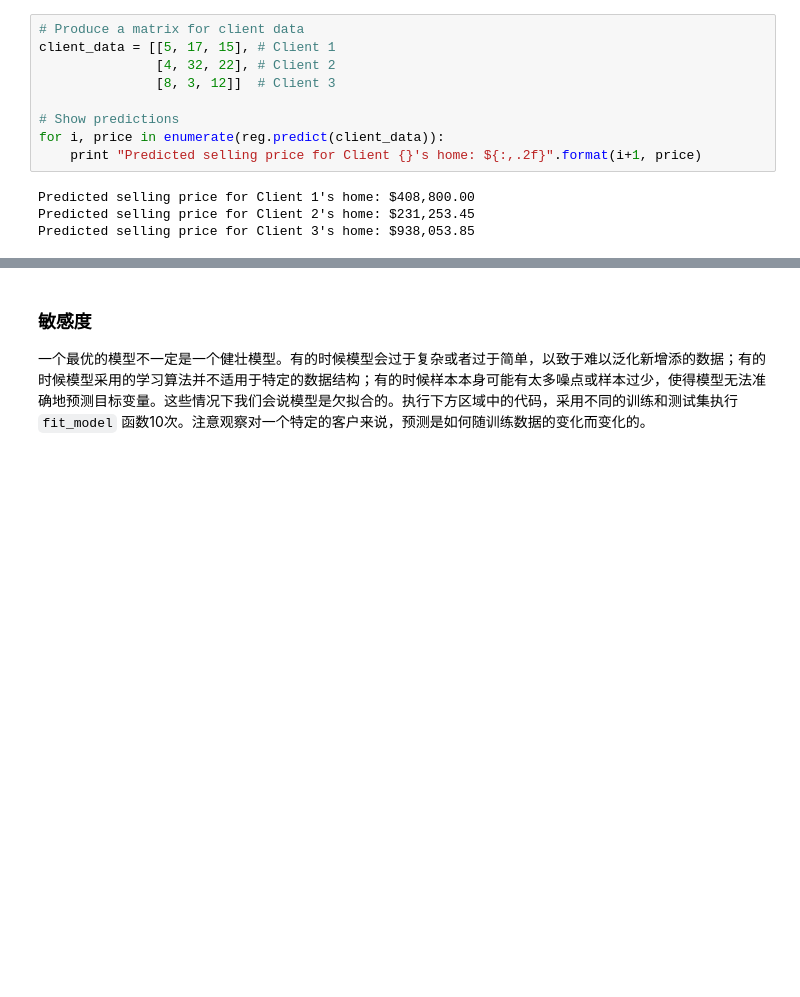
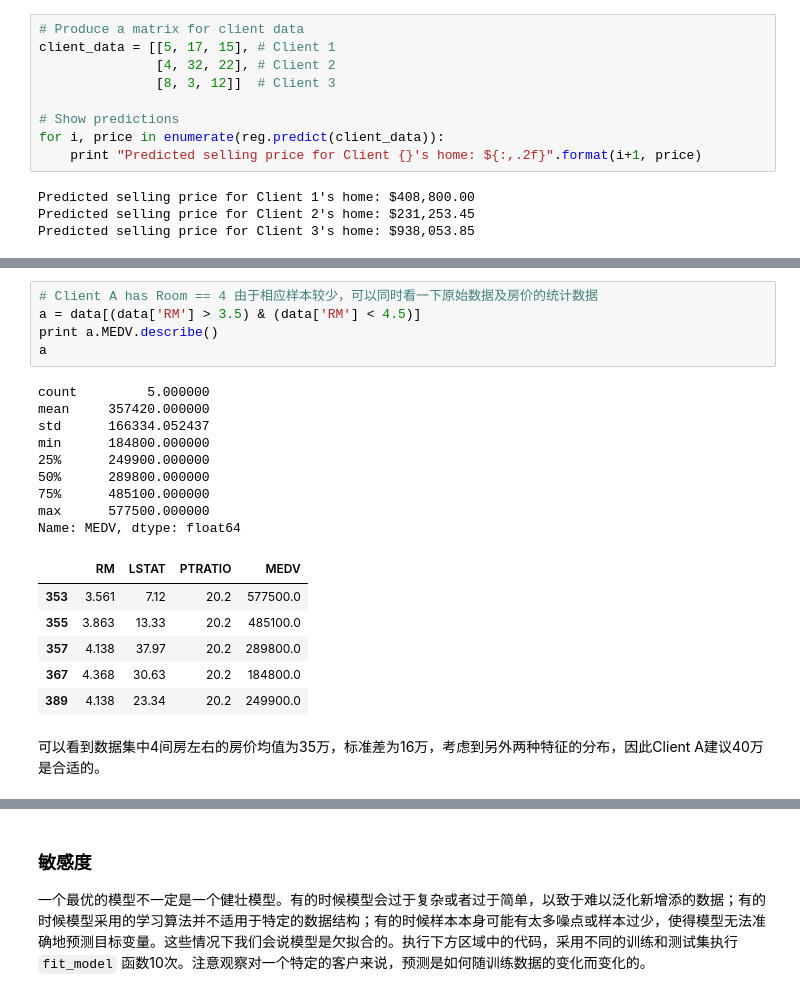
Before and after one commit to mtyylx/MLND, a Jupyter notebook: P1_Boston_Housing/boston_housing.ipynb, the cells around one changed output, grey strips where cells are left out. Saved outputs shown, nothing was run; the diff lists cells and outputs as text; blank space fills up the shorter version.

```diff
--- a/P1_Boston_Housing/boston_housing.ipynb
+++ b/P1_Boston_Housing/boston_housing.ipynb
@@ -399,0 +492,23 @@ Predicted selling price for Client 3's home: $938,053.85
+# %%
+# Client A has Room == 4 由于相应样本较少，可以同时看一下原始数据及房价的统计数据
+a = data[(data['RM'] > 3.5) & (data['RM'] < 4.5)]
+print a.MEDV.describe()
+a
+# %% [output]
+count         5.000000
+mean     357420.000000
+std      166334.052437
+min      184800.000000
+25%      249900.000000
+50%      289800.000000
+75%      485100.000000
+max      577500.000000
+Name: MEDV, dtype: float64
+|  | RM | LSTAT | PTRATIO | MEDV |
+| 353 | 3.561 | 7.12 | 20.2 | 577500.0 |
+| 355 | 3.863 | 13.33 | 20.2 | 485100.0 |
+| 357 | 4.138 | 37.97 | 20.2 | 289800.0 |
+| 367 | 4.368 | 30.63 | 20.2 | 184800.0 |
+| 389 | 4.138 | 23.34 | 20.2 | 249900.0 |
+# %% [markdown]
+可以看到数据集中4间房左右的房价均值为35万，标准差为16万，考虑到另外两种特征的分布，因此Client A建议40万是合适的。
```
Also changed, not shown: parts of 13 cells of this notebook, 1 other file.
